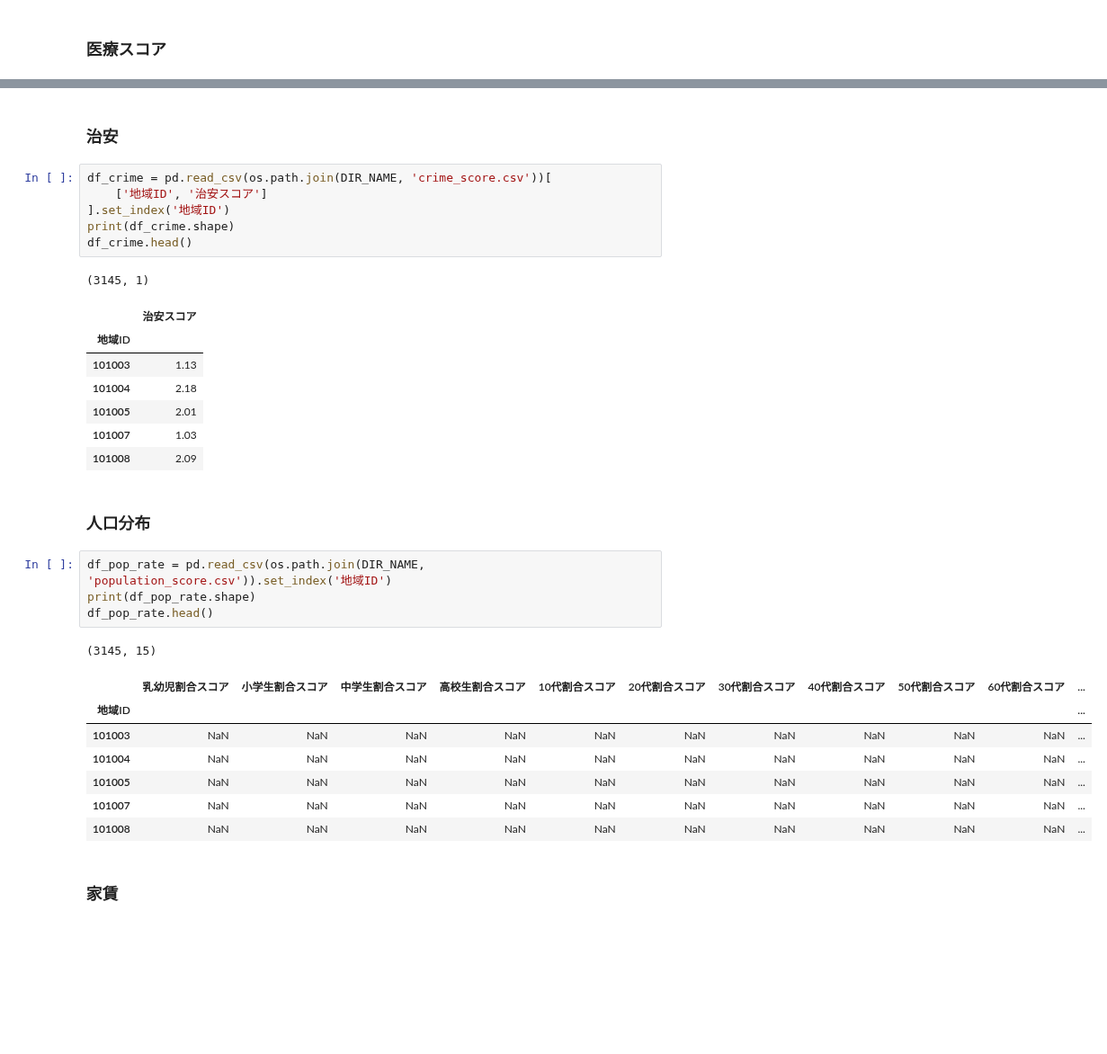
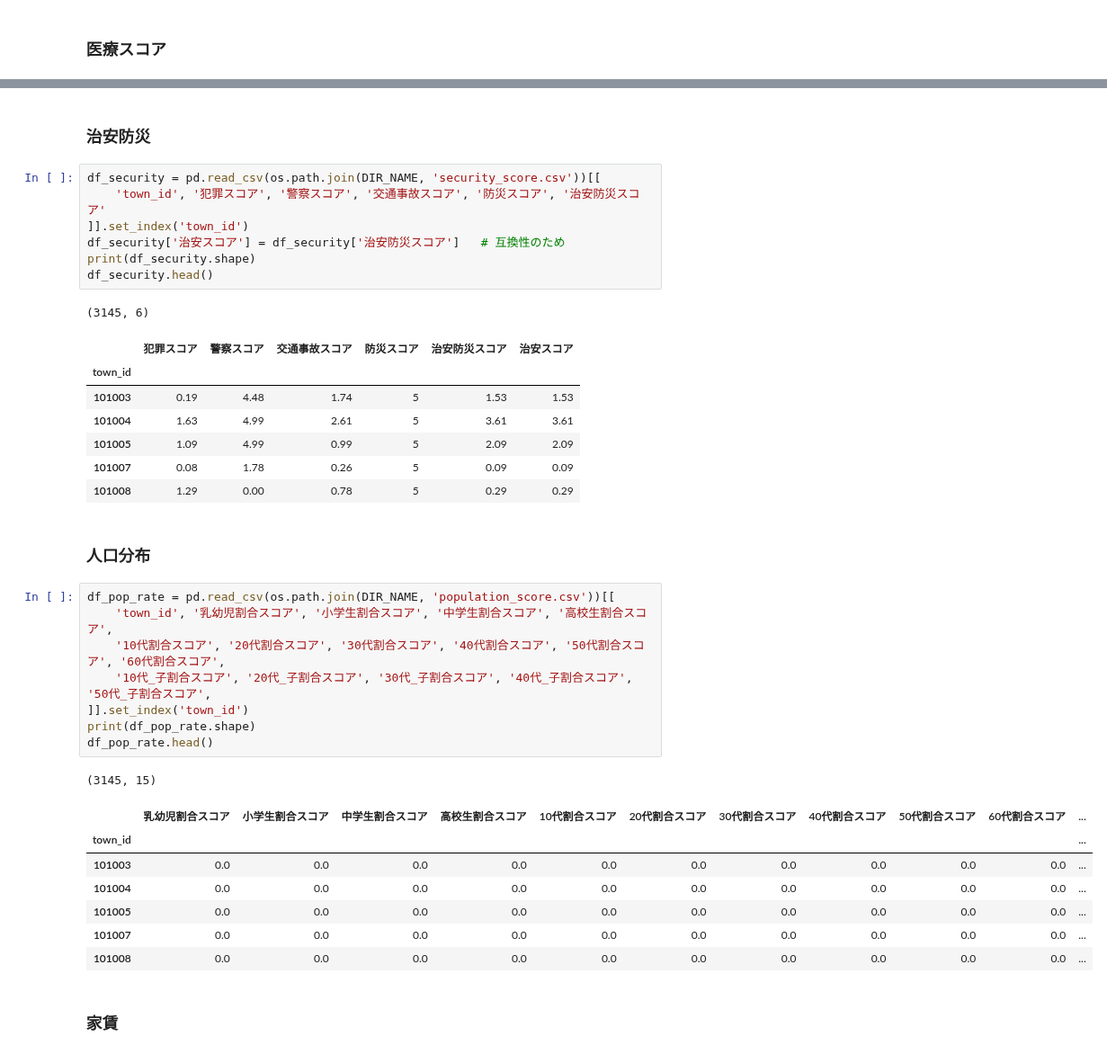
Before and after one commit to z-guard/analysis, a Jupyter notebook: notebooks/all_town_score.ipynb, the cells around one changed output, grey strips where cells are left out. Shown at 90% size. Saved outputs shown, nothing was run; the diff lists cells and outputs as text; blank space fills up the shorter version.

```diff
--- a/notebooks/all_town_score.ipynb
+++ b/notebooks/all_town_score.ipynb
@@ -200,35 +217,40 @@ df_medical.head()
 # %% [markdown]
-### 治安
+### 治安防災
 # %%
-df_crime = pd.read_csv(os.path.join(DIR_NAME, 'crime_score.csv'))[
-    ['地域ID', '治安スコア']
-].set_index('地域ID')
-print(df_crime.shape)
-df_crime.head()
+df_security = pd.read_csv(os.path.join(DIR_NAME, 'security_score.csv'))[[
+    'town_id', '犯罪スコア', '警察スコア', '交通事故スコア', '防災スコア', '治安防災スコア'
+]].set_index('town_id')
+df_security['治安スコア'] = df_security['治安防災スコア']   # 互換性のため
+print(df_security.shape)
+df_security.head()
 # %% [output]
-(3145, 1)
+(3145, 6)
-|  | 治安スコア |
-| 地域ID |  |
-| 101003 | 1.13 |
-| 101004 | 2.18 |
-| 101005 | 2.01 |
-| 101007 | 1.03 |
-| 101008 | 2.09 |
+|  | 犯罪スコア | 警察スコア | 交通事故スコア | 防災スコア | 治安防災スコア | 治安スコア |
+| town_id |  |  |  |  |  |  |
+| 101003 | 0.19 | 4.48 | 1.74 | 5 | 1.53 | 1.53 |
+| 101004 | 1.63 | 4.99 | 2.61 | 5 | 3.61 | 3.61 |
+| 101005 | 1.09 | 4.99 | 0.99 | 5 | 2.09 | 2.09 |
+| 101007 | 0.08 | 1.78 | 0.26 | 5 | 0.09 | 0.09 |
+| 101008 | 1.29 | 0.00 | 0.78 | 5 | 0.29 | 0.29 |
 # %% [markdown]
 ### 人口分布
 # %%
-df_pop_rate = pd.read_csv(os.path.join(DIR_NAME, 'population_score.csv')).set_index('地域ID')
+df_pop_rate = pd.read_csv(os.path.join(DIR_NAME, 'population_score.csv'))[[
+    'town_id', '乳幼児割合スコア', '小学生割合スコア', '中学生割合スコア', '高校生割合スコア',
+    '10代割合スコア', '20代割合スコア', '30代割合スコア', '40代割合スコア', '50代割合スコア', '60代割合スコア',
+    '10代_子割合スコア', '20代_子割合スコア', '30代_子割合スコア', '40代_子割合スコア', '50代_子割合スコア',
+]].set_index('town_id')
 print(df_pop_rate.shape)
 df_pop_rate.head()
 # %% [output]
 (3145, 15)
 |  | 乳幼児割合スコア | 小学生割合スコア | 中学生割合スコア | 高校生割合スコア | 10代割合スコア | 20代割合スコア | 30代割合スコア | 40代割合スコア | 50代割合スコア | 60代割合スコア | ... |
-| 地域ID |  |  |  |  |  |  |  |  |  |  | ... |
-| 101003 | NaN | NaN | NaN | NaN | NaN | NaN | NaN | NaN | NaN | NaN | ... |
-| 101004 | NaN | NaN | NaN | NaN | NaN | NaN | NaN | NaN | NaN | NaN | ... |
-| 101005 | NaN | NaN | NaN | NaN | NaN | NaN | NaN | NaN | NaN | NaN | ... |
-| 101007 | NaN | NaN | NaN | NaN | NaN | NaN | NaN | NaN | NaN | NaN | ... |
-| 101008 | NaN | NaN | NaN | NaN | NaN | NaN | NaN | NaN | NaN | NaN | ... |
+| town_id |  |  |  |  |  |  |  |  |  |  | ... |
+| 101003 | 0.0 | 0.0 | 0.0 | 0.0 | 0.0 | 0.0 | 0.0 | 0.0 | 0.0 | 0.0 | ... |
+| 101004 | 0.0 | 0.0 | 0.0 | 0.0 | 0.0 | 0.0 | 0.0 | 0.0 | 0.0 | 0.0 | ... |
+| 101005 | 0.0 | 0.0 | 0.0 | 0.0 | 0.0 | 0.0 | 0.0 | 0.0 | 0.0 | 0.0 | ... |
+| 101007 | 0.0 | 0.0 | 0.0 | 0.0 | 0.0 | 0.0 | 0.0 | 0.0 | 0.0 | 0.0 | ... |
+| 101008 | 0.0 | 0.0 | 0.0 | 0.0 | 0.0 | 0.0 | 0.0 | 0.0 | 0.0 | 0.0 | ... |
 # %% [markdown]
 ### 家賃
 # %%
```
Also changed, not shown: parts of 34 cells of this notebook.
